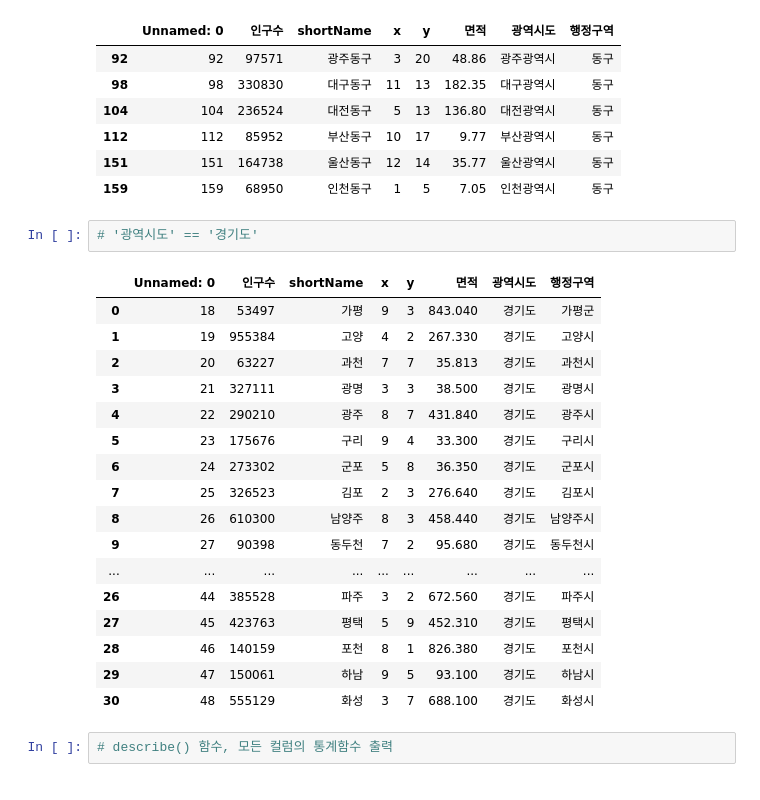
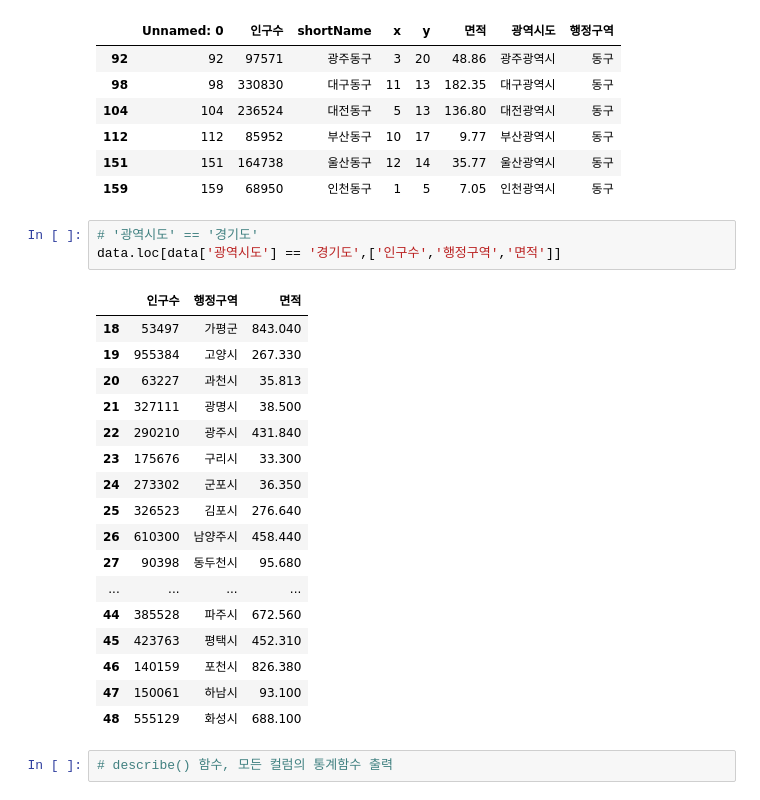
Before and after one commit to jero-06/Python_WebScrapting_DataAnalsis, a Jupyter notebook: 03.행정구역정보_분석과시각화.ipynb, the cells around one changed output. Cells and saved outputs as stored; diff of their text form.

```diff
--- a/03.행정구역정보_분석과시각화.ipynb
+++ b/03.행정구역정보_분석과시각화.ipynb
@@ -199,24 +199,25 @@ data.loc[data['행정구역'] == '동구']
 | 159 | 159 | 68950 | 인천동구 | 1 | 5 | 7.05 | 인천광역시 | 동구 |
 # %%
 # '광역시도' == '경기도'
+data.loc[data['광역시도'] == '경기도',['인구수','행정구역','면적']]
 # %% [output]
-|  | Unnamed: 0 | 인구수 | shortName | x | y | 면적 | 광역시도 | 행정구역 |
-| 0 | 18 | 53497 | 가평 | 9 | 3 | 843.040 | 경기도 | 가평군 |
-| 1 | 19 | 955384 | 고양 | 4 | 2 | 267.330 | 경기도 | 고양시 |
-| 2 | 20 | 63227 | 과천 | 7 | 7 | 35.813 | 경기도 | 과천시 |
-| 3 | 21 | 327111 | 광명 | 3 | 3 | 38.500 | 경기도 | 광명시 |
-| 4 | 22 | 290210 | 광주 | 8 | 7 | 431.840 | 경기도 | 광주시 |
-| 5 | 23 | 175676 | 구리 | 9 | 4 | 33.300 | 경기도 | 구리시 |
-| 6 | 24 | 273302 | 군포 | 5 | 8 | 36.350 | 경기도 | 군포시 |
-| 7 | 25 | 326523 | 김포 | 2 | 3 | 276.640 | 경기도 | 김포시 |
-| 8 | 26 | 610300 | 남양주 | 8 | 3 | 458.440 | 경기도 | 남양주시 |
-| 9 | 27 | 90398 | 동두천 | 7 | 2 | 95.680 | 경기도 | 동두천시 |
-| ... | ... | ... | ... | ... | ... | ... | ... | ... |
-| 26 | 44 | 385528 | 파주 | 3 | 2 | 672.560 | 경기도 | 파주시 |
-| 27 | 45 | 423763 | 평택 | 5 | 9 | 452.310 | 경기도 | 평택시 |
-| 28 | 46 | 140159 | 포천 | 8 | 1 | 826.380 | 경기도 | 포천시 |
-| 29 | 47 | 150061 | 하남 | 9 | 5 | 93.100 | 경기도 | 하남시 |
-| 30 | 48 | 555129 | 화성 | 3 | 7 | 688.100 | 경기도 | 화성시 |
+|  | 인구수 | 행정구역 | 면적 |
+| 18 | 53497 | 가평군 | 843.040 |
+| 19 | 955384 | 고양시 | 267.330 |
+| 20 | 63227 | 과천시 | 35.813 |
+| 21 | 327111 | 광명시 | 38.500 |
+| 22 | 290210 | 광주시 | 431.840 |
+| 23 | 175676 | 구리시 | 33.300 |
+| 24 | 273302 | 군포시 | 36.350 |
+| 25 | 326523 | 김포시 | 276.640 |
+| 26 | 610300 | 남양주시 | 458.440 |
+| 27 | 90398 | 동두천시 | 95.680 |
+| ... | ... | ... | ... |
+| 44 | 385528 | 파주시 | 672.560 |
+| 45 | 423763 | 평택시 | 452.310 |
+| 46 | 140159 | 포천시 | 826.380 |
+| 47 | 150061 | 하남시 | 93.100 |
+| 48 | 555129 | 화성시 | 688.100 |
 # %%
 # describe() 함수, 모든 컬럼의 통계함수 출력
 # %% [output]
```
